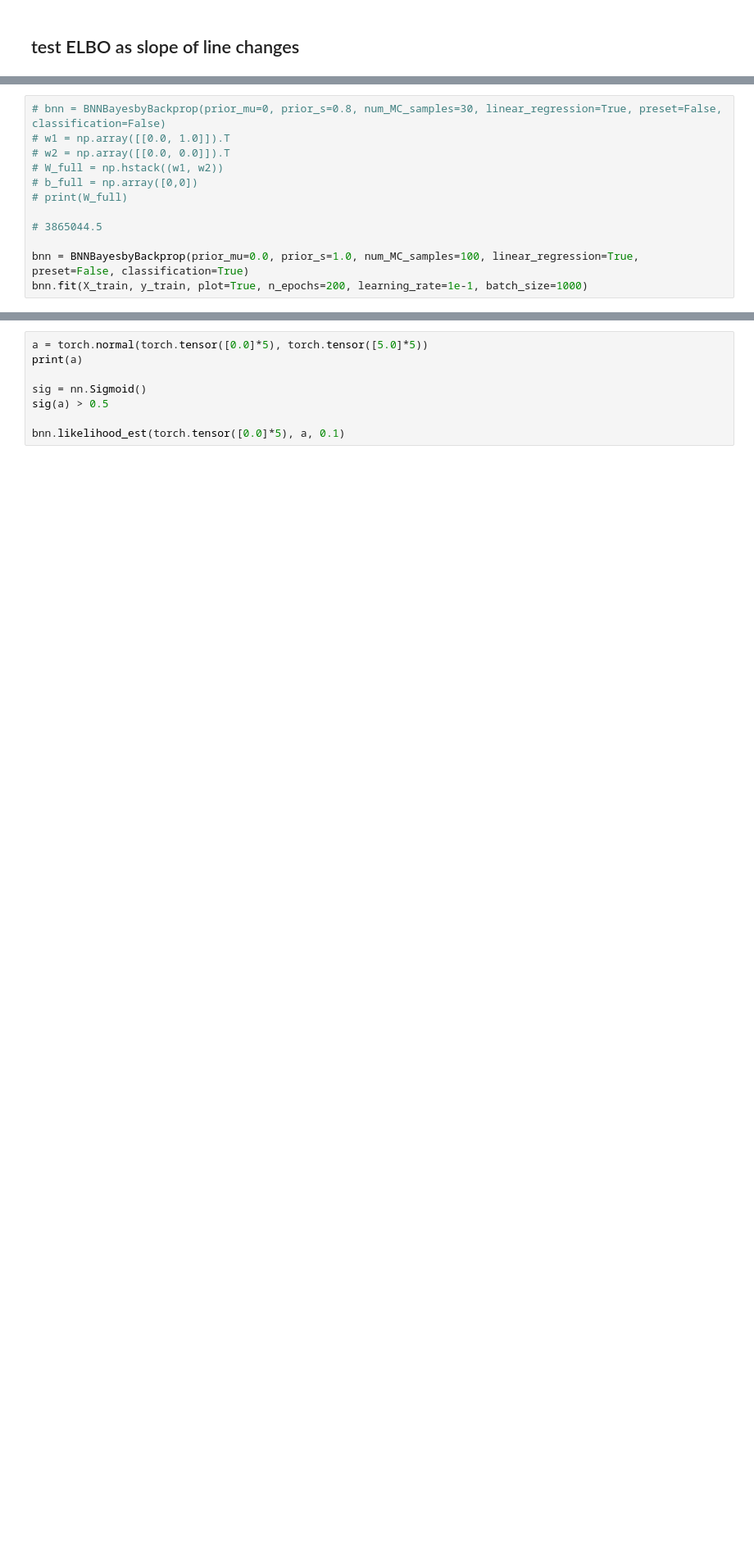
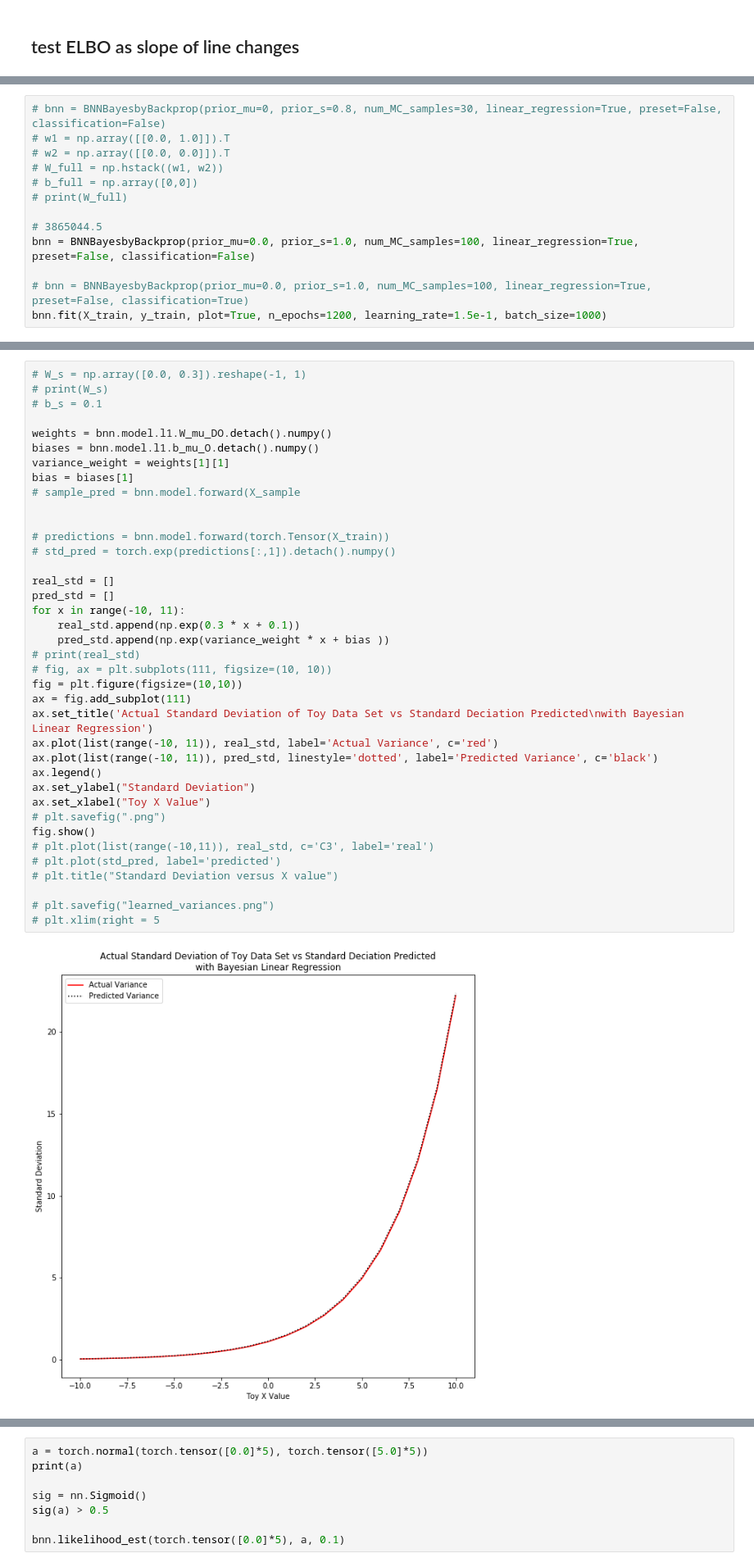
Before and after one commit to Emerson-Wenzel/BDL_final_project, a Jupyter notebook: Baysian_Logistic_regression_daniel.ipynb, the cells around one changed output, grey strips where cells are left out. Shown: that part at 82% size. Cells and saved outputs as stored; diff of their text form; blank space fills up the shorter version.

```diff
--- a/Baysian_Logistic_regression_daniel.ipynb
+++ b/Baysian_Logistic_regression_daniel.ipynb
@@ -509,9 +511,10 @@ NameError: name 'b_full' is not defined
 # print(W_full)
 
 # 3865044.5
+bnn = BNNBayesbyBackprop(prior_mu=0.0, prior_s=1.0, num_MC_samples=100, linear_regression=True, preset=False, classification=False)
 
-bnn = BNNBayesbyBackprop(prior_mu=0.0, prior_s=1.0, num_MC_samples=100, linear_regression=True, preset=False, classification=True)
-bnn.fit(X_train, y_train, plot=True, n_epochs=200, learning_rate=1e-1, batch_size=1000)
+# bnn = BNNBayesbyBackprop(prior_mu=0.0, prior_s=1.0, num_MC_samples=100, linear_regression=True, preset=False, classification=True)
+bnn.fit(X_train, y_train, plot=True, n_epochs=1200, learning_rate=1.5e-1, batch_size=1000)
 # %% [output]
 Data being saved in following file:
 logging.csv
@@ -585,0 +556,40 @@ df
+# %%
+# W_s = np.array([0.0, 0.3]).reshape(-1, 1)
+# print(W_s)
+# b_s = 0.1
+
+weights = bnn.model.l1.W_mu_DO.detach().numpy()
+biases = bnn.model.l1.b_mu_O.detach().numpy()
+variance_weight = weights[1][1]
+bias = biases[1]
+# sample_pred = bnn.model.forward(X_sample
+
+
+# predictions = bnn.model.forward(torch.Tensor(X_train))
+# std_pred = torch.exp(predictions[:,1]).detach().numpy()
+
+real_std = []
+pred_std = []
+for x in range(-10, 11):
+    real_std.append(np.exp(0.3 * x + 0.1))
+    pred_std.append(np.exp(variance_weight * x + bias ))
+# print(real_std)
+# fig, ax = plt.subplots(111, figsize=(10, 10))
+fig = plt.figure(figsize=(10,10))
+ax = fig.add_subplot(111)
+ax.set_title('Actual Standard Deviation of Toy Data Set vs Standard Deciation Predicted\nwith Bayesian Linear Regression')
+ax.plot(list(range(-10, 11)), real_std, label='Actual Variance', c='red')
+ax.plot(list(range(-10, 11)), pred_std, linestyle='dotted', label='Predicted Variance', c='black')
+ax.legend()
+ax.set_ylabel("Standard Deviation")
+ax.set_xlabel("Toy X Value")
+# plt.savefig(".png")
+fig.show()
+# plt.plot(list(range(-10,11)), real_std, c='C3', label='real')
+# plt.plot(std_pred, label='predicted')
+# plt.title("Standard Deviation versus X value")
+
+# plt.savefig("learned_variances.png")
+# plt.xlim(right = 5
+# %% [output]
+[figure, added]
```
Also changed, not shown: parts of 11 cells of this notebook, 2 other files.
